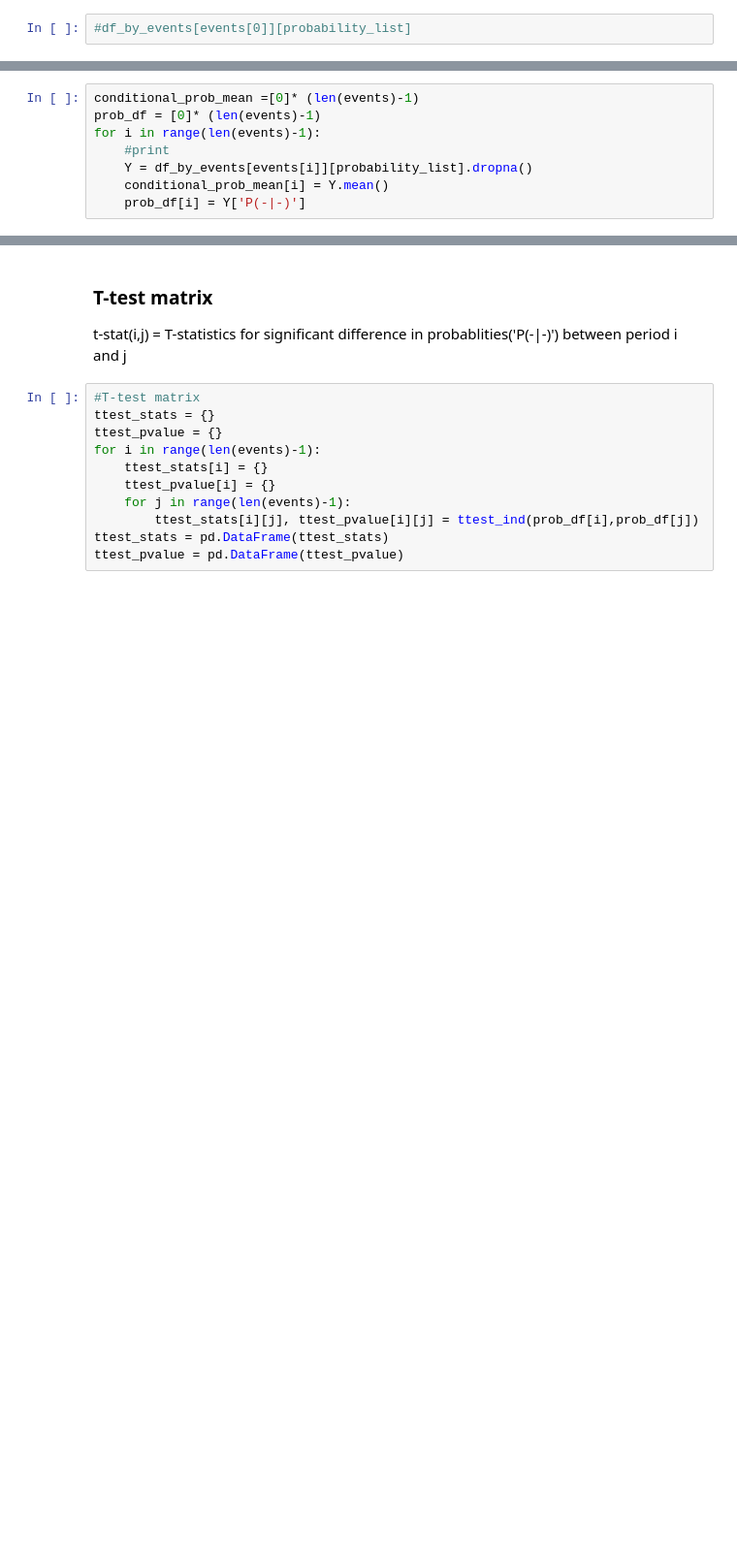
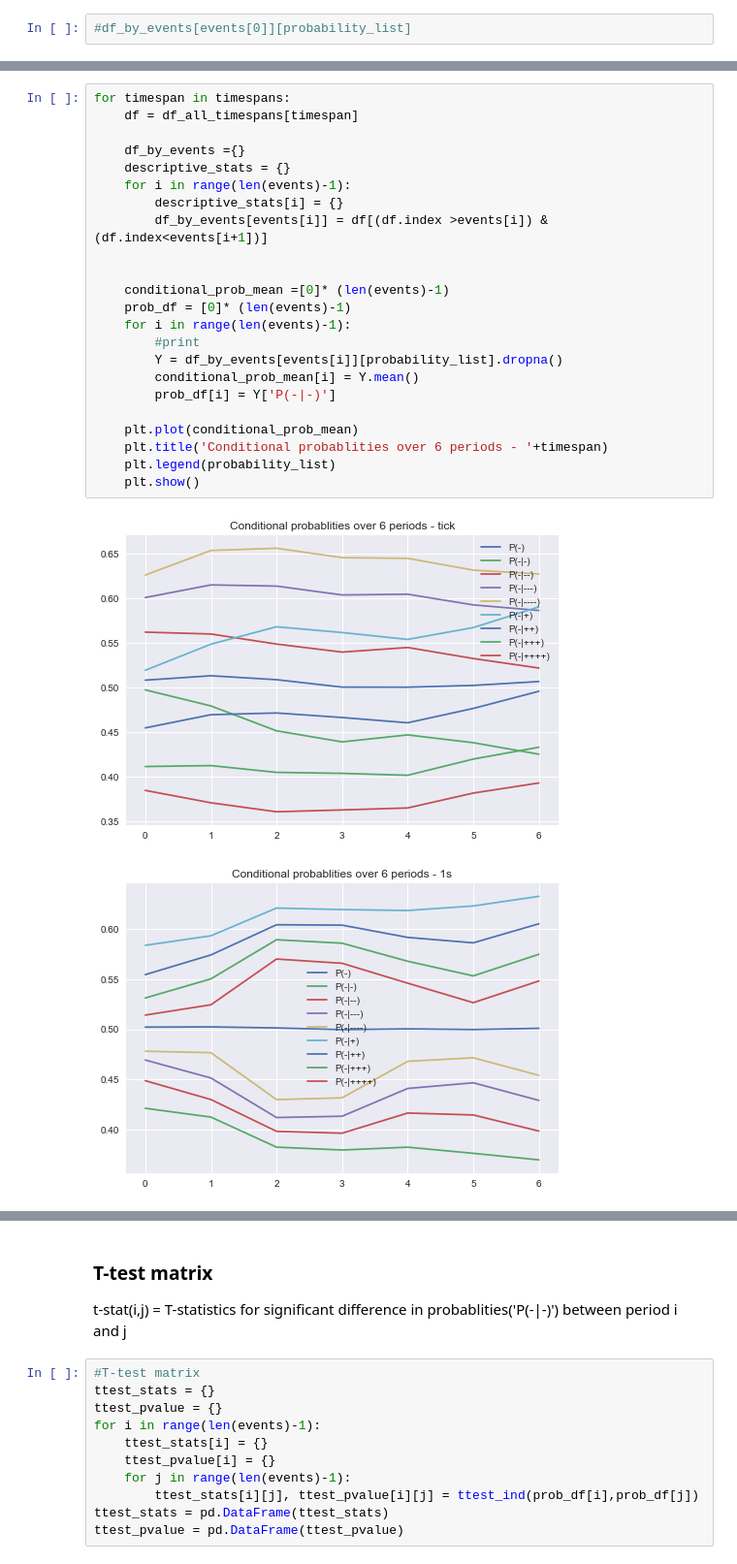
Before and after one commit to deeonline/qat-research, a Jupyter notebook: ServerAccess/ImpactAnalysis.ipynb, the cells around one changed output, grey strips where cells are left out. Shown: that part at 97% size. Cells and saved outputs as stored; diff of their text form; blank space fills up the shorter version.

```diff
--- a/ServerAccess/ImpactAnalysis.ipynb
+++ b/ServerAccess/ImpactAnalysis.ipynb
@@ -57,8 +62,26 @@ probability_list = ['P(-)','P(-|-)','P(-|--)','P(-|---)','P(-|----)','P(-|----)'
 # %%
-conditional_prob_mean =[0]* (len(events)-1)
-prob_df = [0]* (len(events)-1)
-for i in range(len(events)-1):
-    #print
-    Y = df_by_events[events[i]][probability_list].dropna()
-    conditional_prob_mean[i] = Y.mean()
-    prob_df[i] = Y['P(-|-)']
+for timespan in timespans:
+    df = df_all_timespans[timespan]
+
+    df_by_events ={}
+    descriptive_stats = {}
+    for i in range(len(events)-1):
+        descriptive_stats[i] = {}
+        df_by_events[events[i]] = df[(df.index >events[i]) & (df.index<events[i+1])]
+
+
+    conditional_prob_mean =[0]* (len(events)-1)
+    prob_df = [0]* (len(events)-1)
+    for i in range(len(events)-1):
+        #print
+        Y = df_by_events[events[i]][probability_list].dropna()
+        conditional_prob_mean[i] = Y.mean()
+        prob_df[i] = Y['P(-|-)']
+
+    plt.plot(conditional_prob_mean)
+    plt.title('Conditional probablities over 6 periods - '+timespan)
+    plt.legend(probability_list)
+    plt.show()
+# %% [output]
+[figure, added]
+[figure, added]
```
Also changed, not shown: parts of 58 cells of this notebook.
